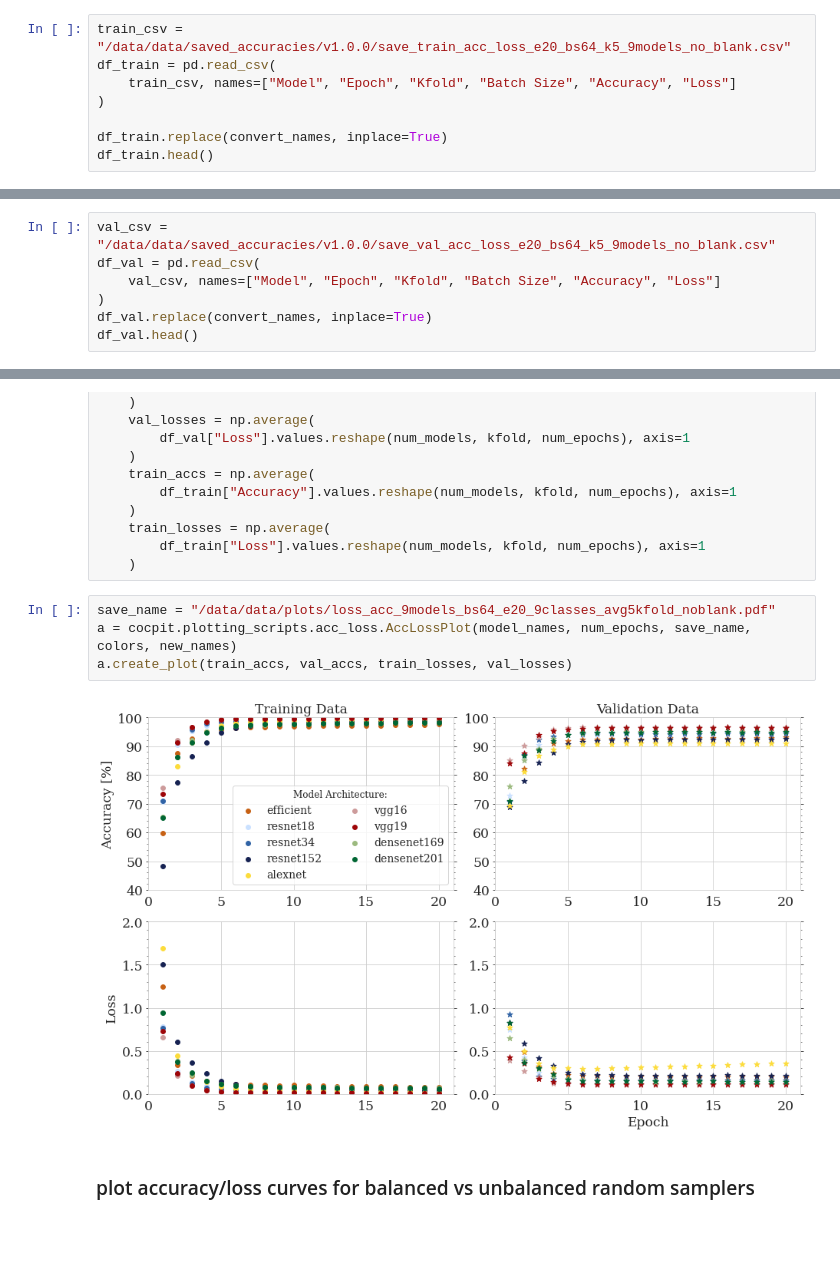
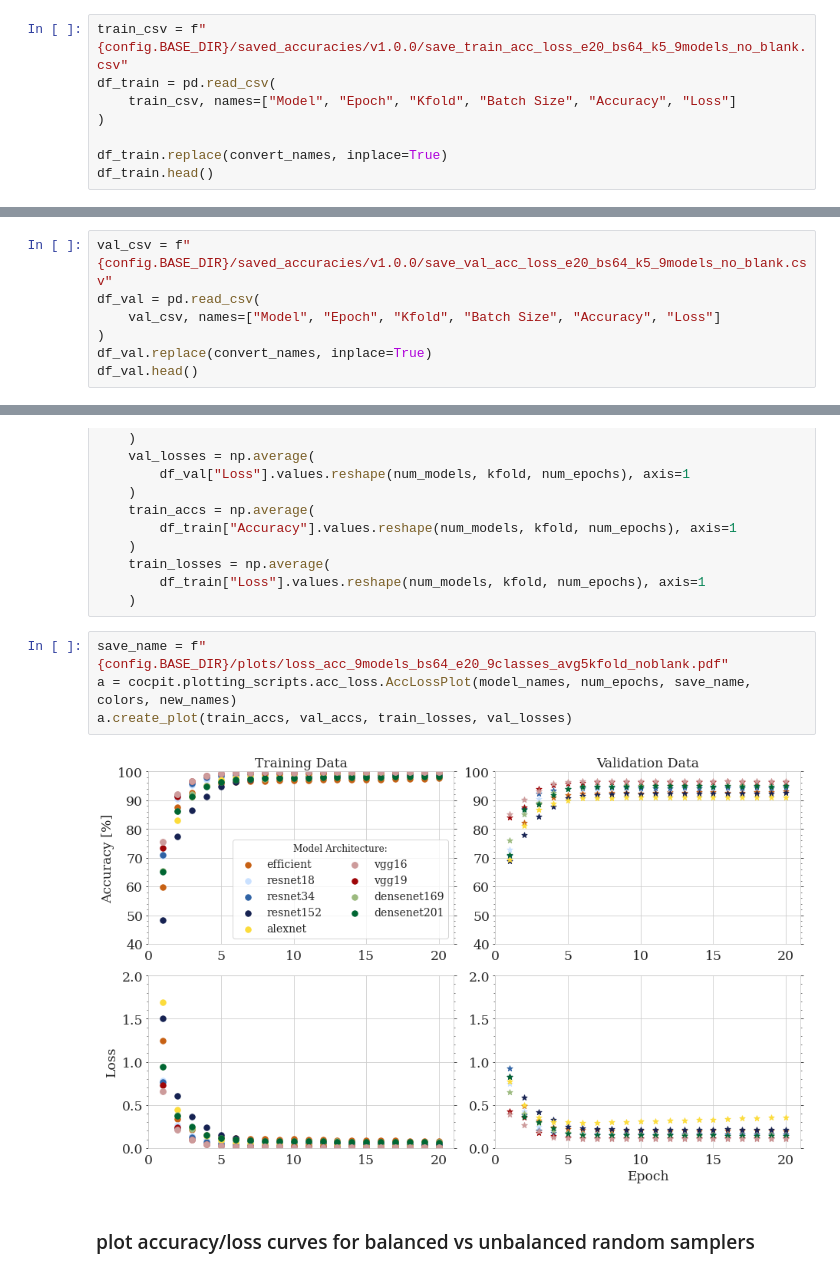
Before and after one commit to vprzybylo/cocpit, a Jupyter notebook: notebooks/accuracy_plots.ipynb, the cells around one changed output, grey strips where cells are left out. Saved outputs shown, nothing was run; the diff lists cells and outputs as text; blank space fills up the shorter version.

```diff
--- a/notebooks/accuracy_plots.ipynb
+++ b/notebooks/accuracy_plots.ipynb
@@ -74,7 +77,7 @@ b.batch_size_accuracy_bar()
 # %% [markdown]
 ## plot training and validation accuracy and loss
 # %%
-train_csv = "/data/data/saved_accuracies/v1.0.0/save_train_acc_loss_e20_bs64_k5_9models_no_blank.csv"
+train_csv = f"{config.BASE_DIR}/saved_accuracies/v1.0.0/save_train_acc_loss_e20_bs64_k5_9models_no_blank.csv"
 df_train = pd.read_csv(
     train_csv, names=["Model", "Epoch", "Kfold", "Batch Size", "Accuracy", "Loss"]
 )
@@ -89,7 +92,7 @@ df_train.head()
 | 3 | Efficient-b0 | 3 | 0 | 64 | 0.945569 | 0.160277 |
 | 4 | Efficient-b0 | 4 | 0 | 64 | 0.957608 | 0.132710 |
 # %%
-val_csv = "/data/data/saved_accuracies/v1.0.0/save_val_acc_loss_e20_bs64_k5_9models_no_blank.csv"
+val_csv = f"{config.BASE_DIR}/saved_accuracies/v1.0.0/save_val_acc_loss_e20_bs64_k5_9models_no_blank.csv"
 df_val = pd.read_csv(
     val_csv, names=["Model", "Epoch", "Kfold", "Batch Size", "Accuracy", "Loss"]
 )
@@ -138,11 +141,11 @@ else:
         df_train["Loss"].values.reshape(num_models, kfold, num_epochs), axis=1
     )
 # %%
-save_name = "/data/data/plots/loss_acc_9models_bs64_e20_9classes_avg5kfold_noblank.pdf"
+save_name = f"{config.BASE_DIR}/plots/loss_acc_9models_bs64_e20_9classes_avg5kfold_noblank.pdf"
 a = cocpit.plotting_scripts.acc_loss.AccLossPlot(model_names, num_epochs, save_name, colors, new_names)
 a.create_plot(train_accs, val_accs, train_losses, val_losses)
 # %% [output]
-[figure, old version]
+[figure, new version]
 # %% [markdown]
 ### plot accuracy/loss curves for balanced vs unbalanced random samplers
 # %%
```
Also changed, not shown: parts of 5 cells of this notebook, 8 other files.
